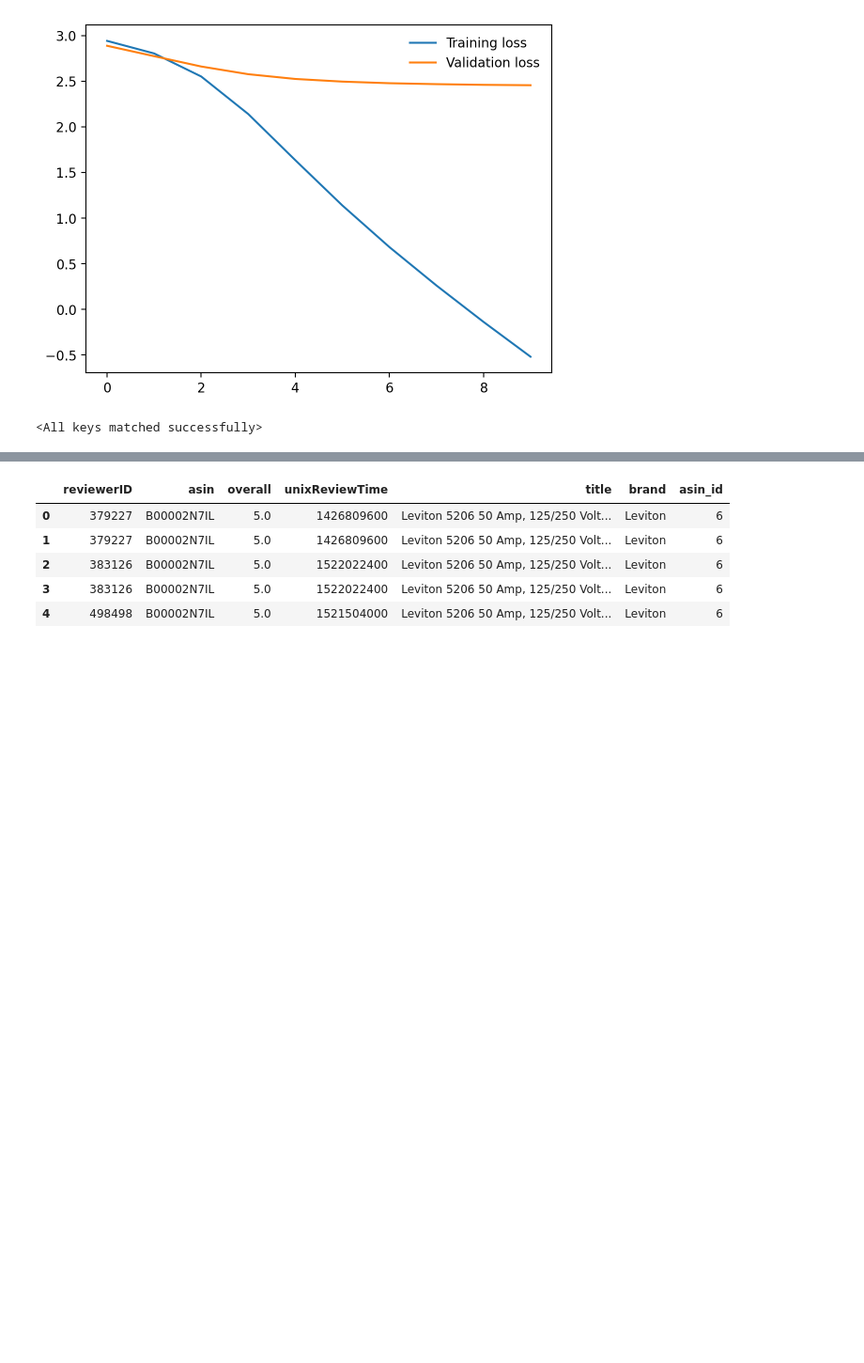
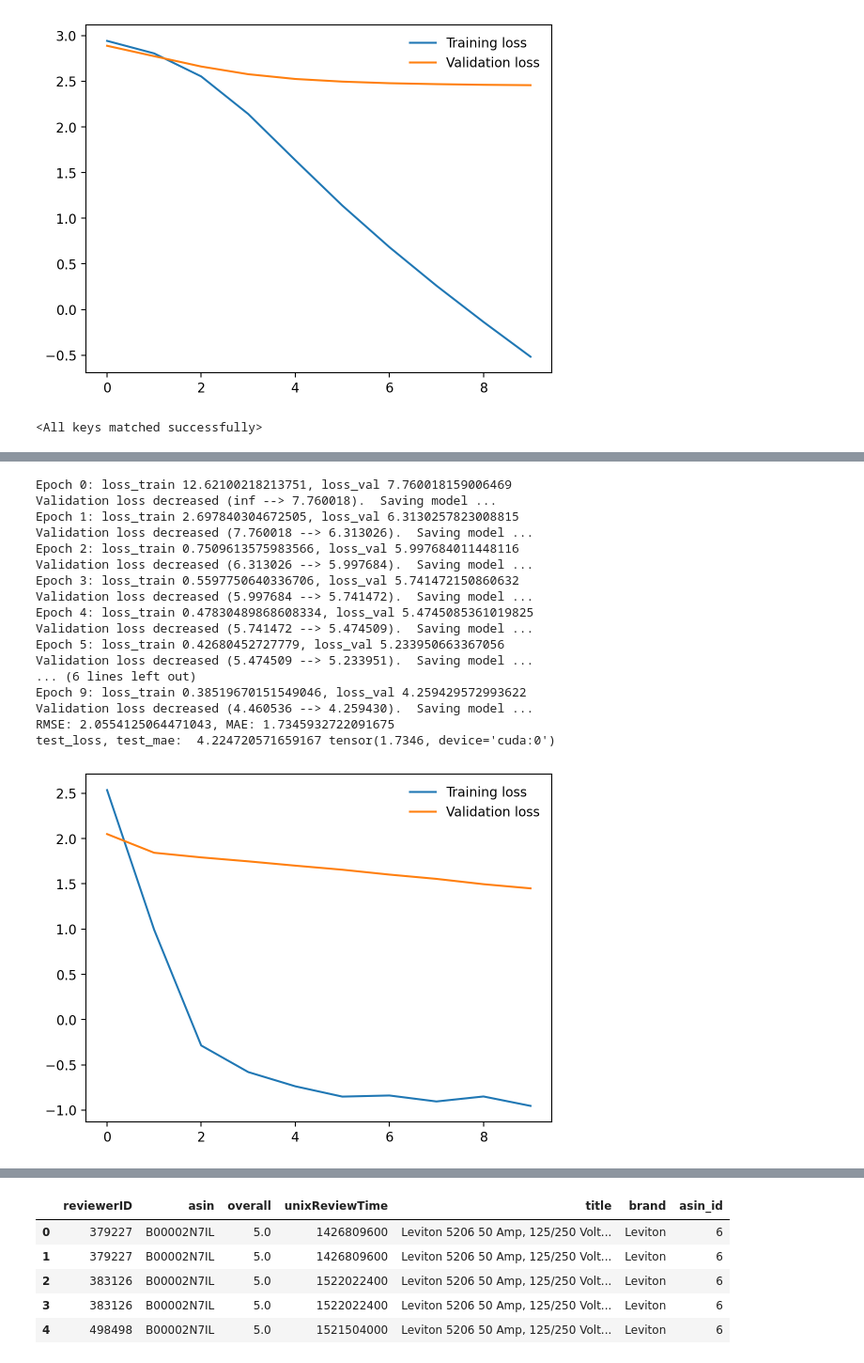
Before and after one commit to dhruv1220/Product-Recommendation-System, a Jupyter notebook: Product_Recommendation_System.ipynb, the cells around one changed output, grey strips where cells are left out. Shown at 94% size. Cells and saved outputs as stored; diff of their text form; code cells hidden in the pictures; blank space fills up the shorter version.

```diff
--- a/Product_Recommendation_System.ipynb
+++ b/Product_Recommendation_System.ipynb
@@ -527,0 +529,33 @@ test_loss, test_mae:  11.617837946565164 tensor(3.0565, device='cuda:0')
+# %%
+# trial: 3
+model = FactorizationModel(embedding_dim=32,
+                                   n_iter=10,
+                                   learning_rate=0.01,
+                                   l2=1e-9,
+                                   num_users=total_user_id,
+                                   num_items=total_item_id)
+train_losses,valid_losses,valid_maes =model.fit(train_dataloader,val_dataloader)
+plt.plot(np.log(train_losses), label='Training loss')
+plt.plot(np.log(valid_losses), label='Validation loss')
+plt.legend(frameon=False)
+test_loss, test_mae = model.test(test_dataloader,True)
+print("test_loss, test_mae: ", test_loss, test_mae)
+# %% [output]
+Epoch 0: loss_train 12.62100218213751, loss_val 7.760018159006469
+Validation loss decreased (inf --> 7.760018).  Saving model ...
+Epoch 1: loss_train 2.697840304672505, loss_val 6.3130257823008815
+Validation loss decreased (7.760018 --> 6.313026).  Saving model ...
+Epoch 2: loss_train 0.7509613575983566, loss_val 5.997684011448116
+Validation loss decreased (6.313026 --> 5.997684).  Saving model ...
+Epoch 3: loss_train 0.5597750640336706, loss_val 5.741472150860632
+Validation loss decreased (5.997684 --> 5.741472).  Saving model ...
+Epoch 4: loss_train 0.47830489868608334, loss_val 5.4745085361019825
+Validation loss decreased (5.741472 --> 5.474509).  Saving model ...
+Epoch 5: loss_train 0.42680452727779, loss_val 5.233950663367056
+Validation loss decreased (5.474509 --> 5.233951).  Saving model ...
+... (6 lines left out)
+Epoch 9: loss_train 0.38519670151549046, loss_val 4.259429572993622
+Validation loss decreased (4.460536 --> 4.259430).  Saving model ...
+RMSE: 2.0554125064471043, MAE: 1.7345932722091675
+test_loss, test_mae:  4.224720571659167 tensor(1.7346, device='cuda:0')
+[figure, added]
```
Also changed, not shown: parts of 23 cells of this notebook.
